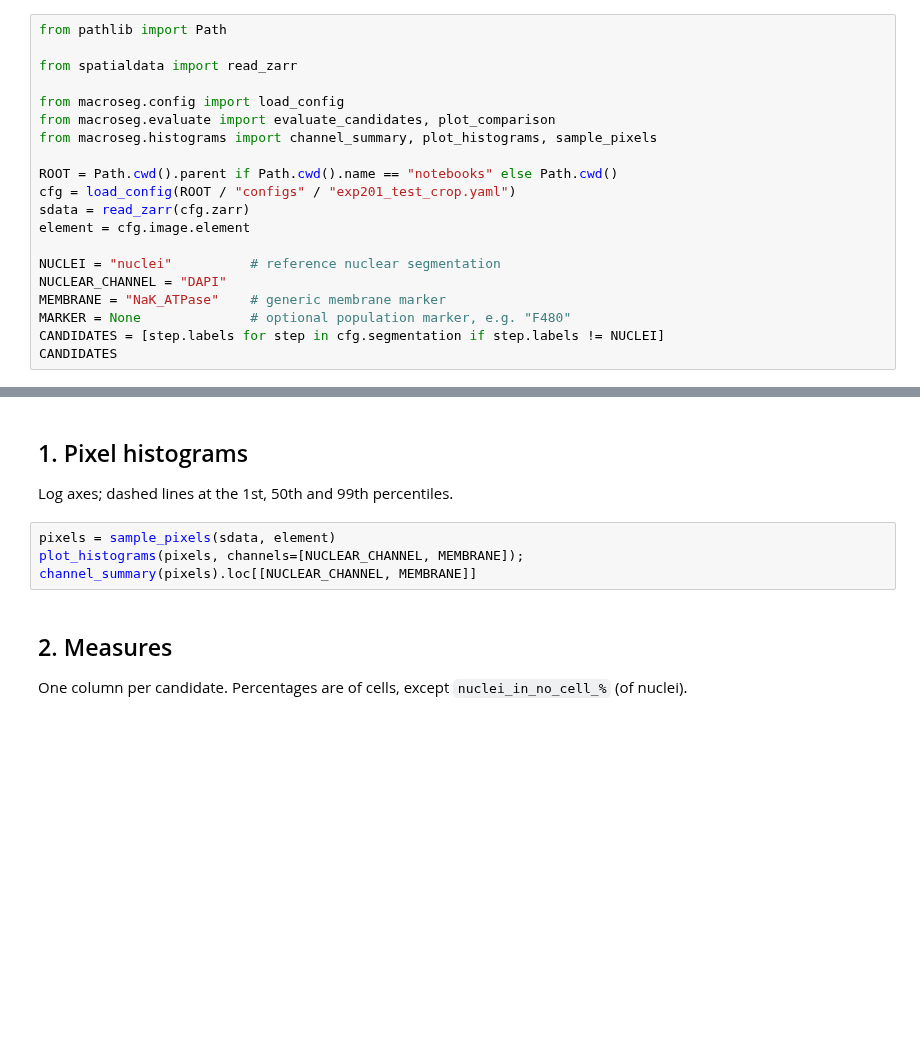
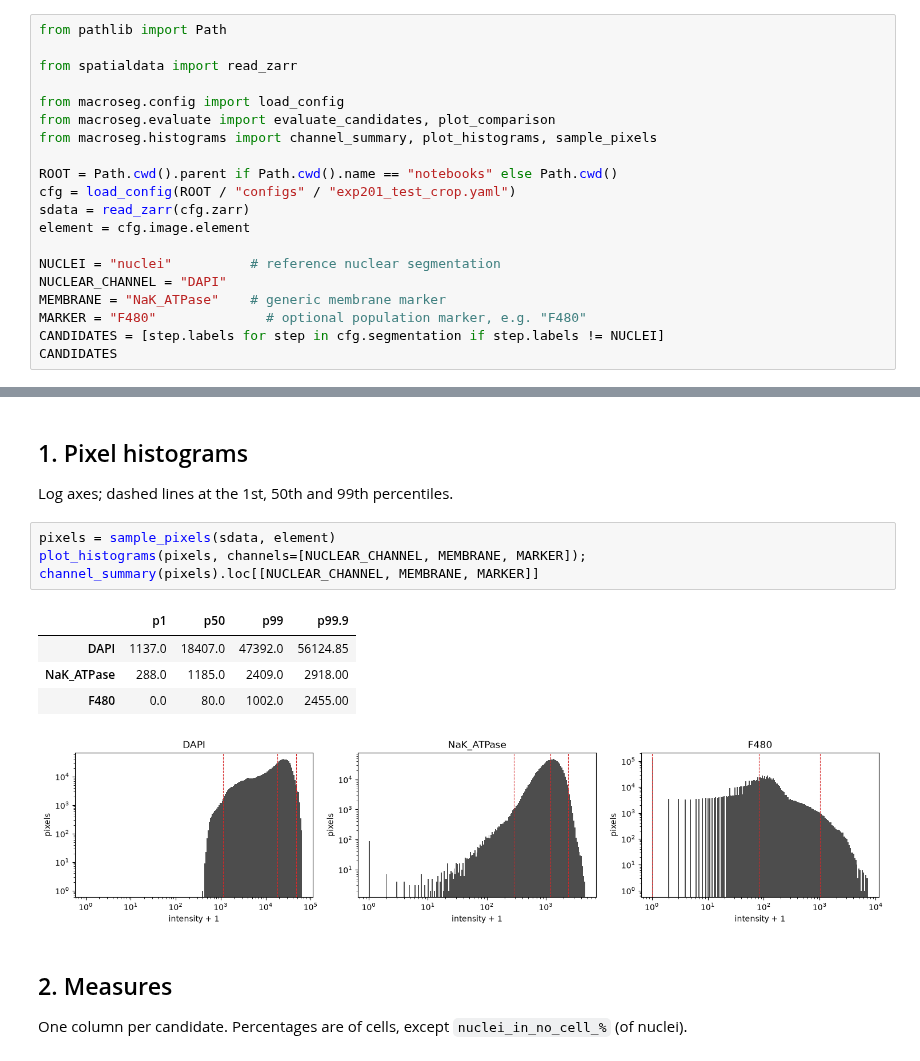
Before and after one commit to MassimoZarantonello/AnnoLoop, a Jupyter notebook: notebooks/01b_evaluation.ipynb, the cells around one changed output, grey strips where cells are left out. Drawn from its saved outputs; the diff is of its cells as text; blank space fills up the shorter version.

Commit message:
Notebook runs; 01b: F4/80 as population marker in the histograms

```diff
--- a/notebooks/01b_evaluation.ipynb
+++ b/notebooks/01b_evaluation.ipynb
@@ -34,6 +34,6 @@ element = cfg.image.element
 NUCLEI = "nuclei"          # reference nuclear segmentation
 NUCLEAR_CHANNEL = "DAPI"
 MEMBRANE = "NaK_ATPase"    # generic membrane marker
-MARKER = None              # optional population marker, e.g. "F480"
+MARKER = "F480"              # optional population marker, e.g. "F480"
 CANDIDATES = [step.labels for step in cfg.segmentation if step.labels != NUCLEI]
 CANDIDATES
@@ -42,8 +50,14 @@ CANDIDATES
 Log axes; dashed lines at the 1st, 50th and 99th percentiles.
 # %%
 pixels = sample_pixels(sdata, element)
-plot_histograms(pixels, channels=[NUCLEAR_CHANNEL, MEMBRANE]);
-channel_summary(pixels).loc[[NUCLEAR_CHANNEL, MEMBRANE]]
+plot_histograms(pixels, channels=[NUCLEAR_CHANNEL, MEMBRANE, MARKER]);
+channel_summary(pixels).loc[[NUCLEAR_CHANNEL, MEMBRANE, MARKER]]
+# %% [output]
+|  | p1 | p50 | p99 | p99.9 |
+| DAPI | 1137.0 | 18407.0 | 47392.0 | 56124.85 |
+| NaK_ATPase | 288.0 | 1185.0 | 2409.0 | 2918.00 |
+| F480 | 0.0 | 80.0 | 1002.0 | 2455.00 |
+[figure, added]
 # %% [markdown]
 ## 2. Measures
 One column per candidate. Percentages are of cells, except `nuclei_in_no_cell_%` (of nuclei).
```
Also changed, not shown: parts of 4 cells of this notebook, 4 other files.
